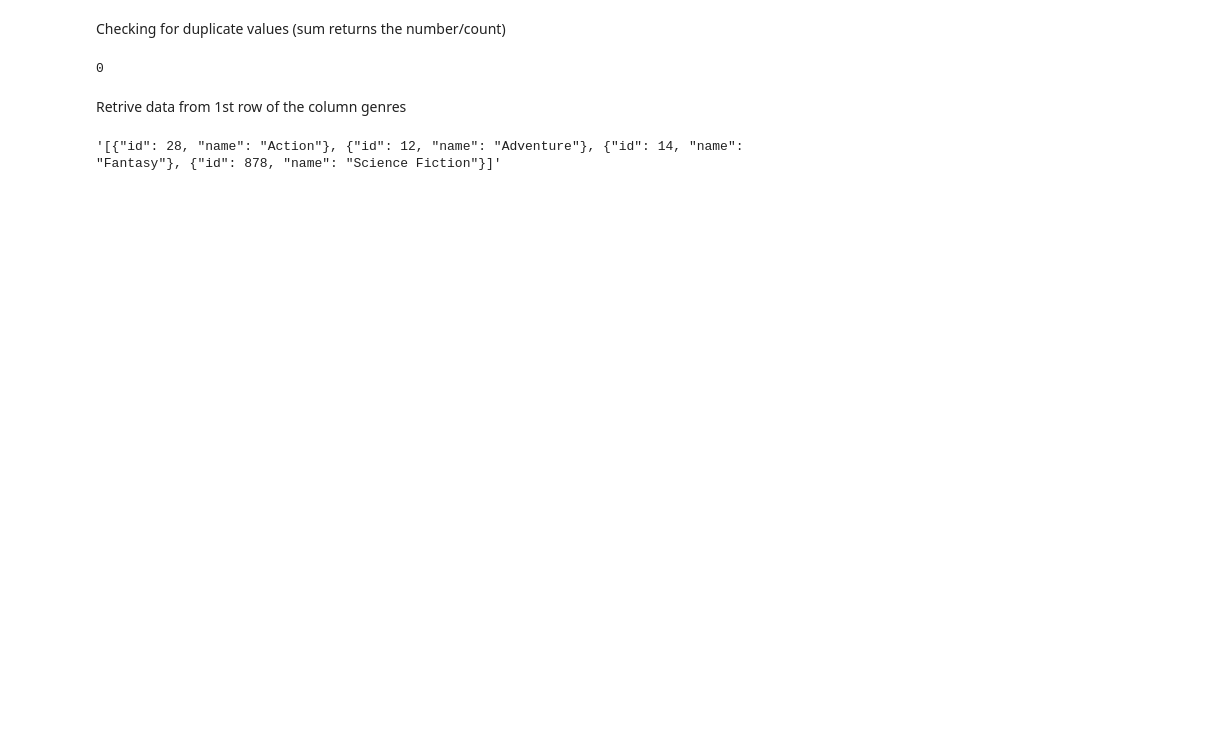
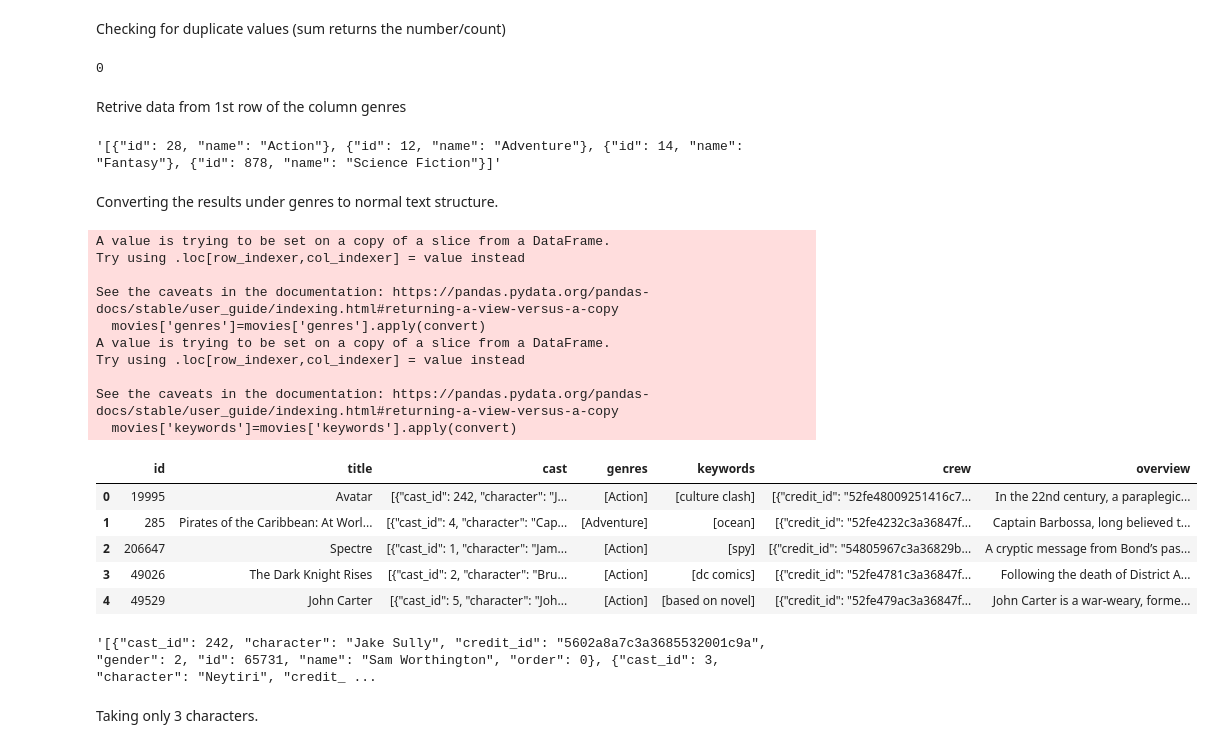
Before and after one commit to apexapaudel484/Web-scraping, a Jupyter notebook: recommendation/recommendation_system.ipynb, the cells around one changed output. Cells and saved outputs as stored; diff of their text form; code cells hidden in the pictures; blank space fills up the shorter version.

```diff
--- a/recommendation/recommendation_system.ipynb
+++ b/recommendation/recommendation_system.ipynb
@@ -25,8 +25,8 @@ movies.head()
 # %% [markdown]
  Merging two dataset on basis of title.
 # %%
-merged = pd.merge(credit,movies, on="title")
-merged
+movies = pd.merge(credit,movies_data, on="title")
+movies
 # %% [output]
 |  | movie_id | title | cast | crew | budget | genres | homepage | id | keywords | original_language | ... |
 | 0 | 19995 | Avatar | [{"cast_id": 242, "character": "J... | [{"credit_id": "52fe48009251416c7... | 237000000 | [{"id": 28, "name": "Action"}, {"... | http://www.avatarmovie.com/ | 19995 | [{"id": 1463, "name": "culture cl... | en | ... |
@@ -66,8 +66,8 @@ memory usage: 864.1+ KB
 # %% [markdown]
 Taking the required columns only
 # %%
-merged = merged [[ 'id','title','cast','genres','keywords','crew','overview']]
-merged
+movies = movies [[ 'id','title','cast','genres','keywords','crew','overview']]
+movies
 # %% [output]
 |  | id | title | cast | genres | keywords | crew | overview |
 | 0 | 19995 | Avatar | [{"cast_id": 242, "character": "J... | [{"id": 28, "name": "Action"}, {"... | [{"id": 1463, "name": "culture cl... | [{"credit_id": "52fe48009251416c7... | In the 22nd century, a paraplegic... |
@@ -115,7 +115,7 @@ dtype: int64
 # %% [markdown]
 Droping the null value
 # %%
-merged.dropna(inplace = True)
+movies.dropna(inplace = True)
 # %% [output]
 A value is trying to be set on a copy of a slice from a DataFrame
 
@@ -134,4 +134,39 @@ merged.iloc[0].genres
 # %% [output]
 '[{"id": 28, "name": "Action"}, {"id": 12, "name": "Adventure"}, {"id": 14, "name": "Fantasy"}, {"id": 878, "name": "Science Fiction"}]'
+# %% [markdown]
+Converting the results under genres to normal text structure.
 # %%
 import ast
+# %%
+def convert(obj):
+    L=[]
+    for i in ast.literal_eval(obj):
+        L.append(i['name'])
+        return L
+# %%
+movies['genres']=movies['genres'].apply(convert)
+movies['keywords']=movies['keywords'].apply(convert)
+movies.head()
+# %% [output]
+A value is trying to be set on a copy of a slice from a DataFrame.
+Try using .loc[row_indexer,col_indexer] = value instead
+
+See the caveats in the documentation: https://pandas.pydata.org/pandas-docs/stable/user_guide/indexing.html#returning-a-view-versus-a-copy
+  movies['genres']=movies['genres'].apply(convert)
+A value is trying to be set on a copy of a slice from a DataFrame.
+Try using .loc[row_indexer,col_indexer] = value instead
+
+See the caveats in the documentation: https://pandas.pydata.org/pandas-docs/stable/user_guide/indexing.html#returning-a-view-versus-a-copy
+  movies['keywords']=movies['keywords'].apply(convert)
+|  | id | title | cast | genres | keywords | crew | overview |
+| 0 | 19995 | Avatar | [{"cast_id": 242, "character": "J... | [Action] | [culture clash] | [{"credit_id": "52fe48009251416c7... | In the 22nd century, a paraplegic... |
+| 1 | 285 | Pirates of the Caribbean: At Worl... | [{"cast_id": 4, "character": "Cap... | [Adventure] | [ocean] | [{"credit_id": "52fe4232c3a36847f... | Captain Barbossa, long believed t... |
+| 2 | 206647 | Spectre | [{"cast_id": 1, "character": "Jam... | [Action] | [spy] | [{"credit_id": "54805967c3a36829b... | A cryptic message from Bond’s pas... |
+| 3 | 49026 | The Dark Knight Rises | [{"cast_id": 2, "character": "Bru... | [Action] | [dc comics] | [{"credit_id": "52fe4781c3a36847f... | Following the death of District A... |
+| 4 | 49529 | John Carter | [{"cast_id": 5, "character": "Joh... | [Action] | [based on novel] | [{"credit_id": "52fe479ac3a36847f... | John Carter is a war-weary, forme... |
+# %%
+movies['cast'][0]
+# %% [output]
+'[{"cast_id": 242, "character": "Jake Sully", "credit_id": "5602a8a7c3a3685532001c9a", "gender": 2, "id": 65731, "name": "Sam Worthington", "order": 0}, {"cast_id": 3, "character": "Neytiri", "credit_ ...
+# %% [markdown]
+Taking only 3 characters.
```
Also changed, not shown: parts of 17 cells of this notebook.
